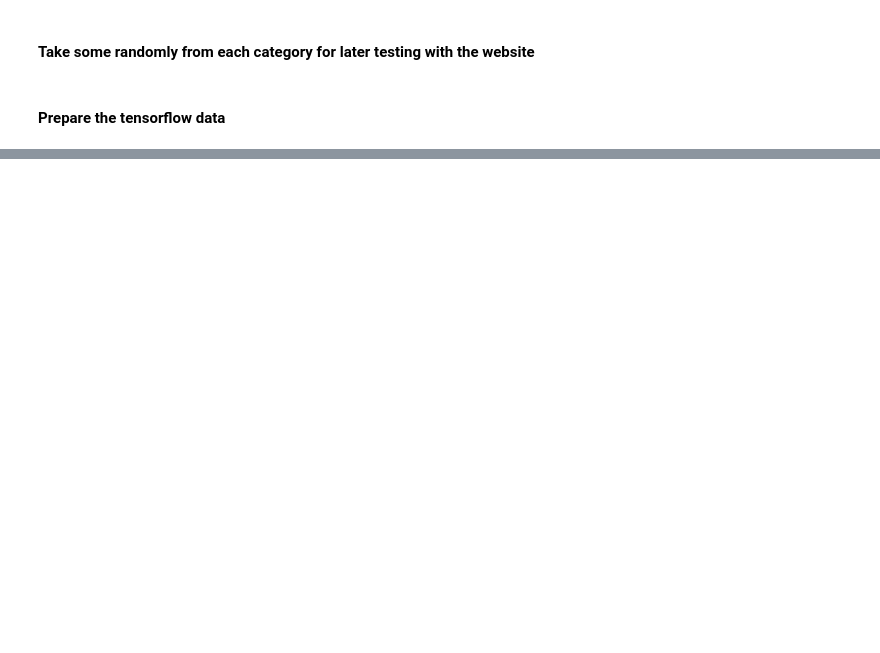
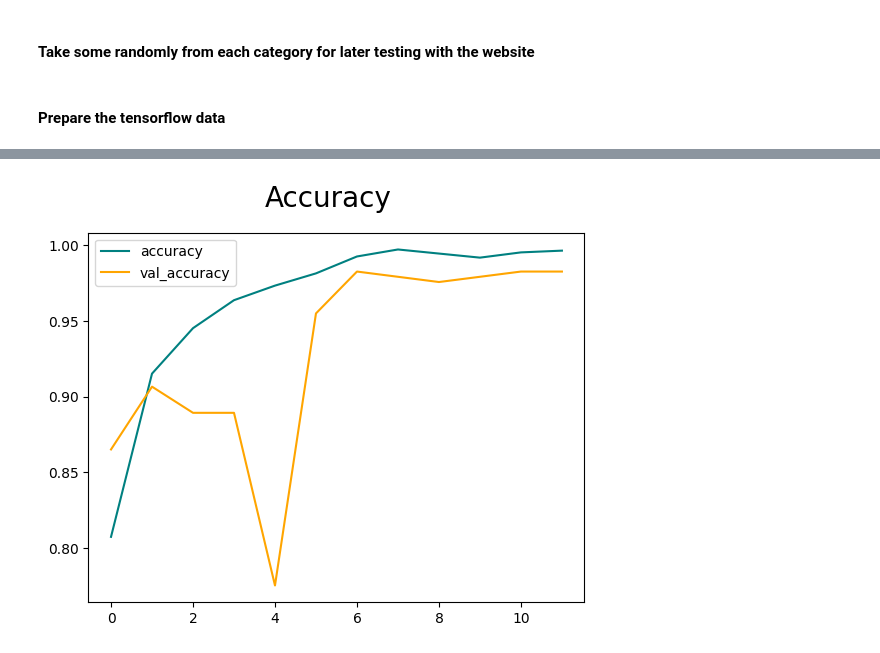
Before and after one commit to Alfred-Onuada/final-year-project, a Jupyter notebook: ML/tumor-detection.ipynb, the cells around one changed output, grey strips where cells are left out. Saved outputs shown, nothing was run; the diff lists cells and outputs as text; code cells hidden in the pictures; blank space fills up the shorter version.

```diff
--- a/ML/tumor-detection.ipynb
+++ b/ML/tumor-detection.ipynb
@@ -299,0 +298,9 @@ model.save('./server/tumor-multiclass-model.h5')
+# %%
+effnet = EfficientNetB0(weights='imagenet',include_top=False,input_shape=(150,150,3))
+# %%
+eff_model=effnet.output
+eff_model=tf.keras.layers.GlobalAveragePooling2D()(eff_model)
+eff_model=tf.keras.layers.Dropout(.5)(eff_model)
+eff_model=tf.keras.layers.Dense(4,activation='softmax')(eff_model)
+eff_model=tf.keras.Model(inputs=effnet.input,outputs=eff_model)
+eff_model.summary()
@@ -299,0 +325,2 @@ model.save('./server/tumor-multiclass-model.h5')
+# %%
+eff_model.compile(loss='categorical_crossentropy',optimizer=tf.optimizers.Adam(lr=3e-5) ,metrics='accuracy')
@@ -299,0 +331,2 @@ model.save('./server/tumor-multiclass-model.h5')
+# %%
+eff_history=eff_model.fit(X_train,y_train,epochs=50,validation_split=.1,callbacks=[early_stopping,reduce_lr])
@@ -299,0 +392,9 @@ model.save('./server/tumor-multiclass-model.h5')
+# %%
+fig = plt.figure()
+plt.plot(eff_history.history['accuracy'], color='teal', label='accuracy')
+plt.plot(eff_history.history['val_accuracy'], color='orange', label='val_accuracy')
+fig.suptitle('Accuracy', fontsize=20)
+plt.legend(loc='upper left')
+plt.show()
+# %% [output]
+[figure, added]
```
Also changed, not shown: parts of 57 cells of this notebook, 6 other files.
